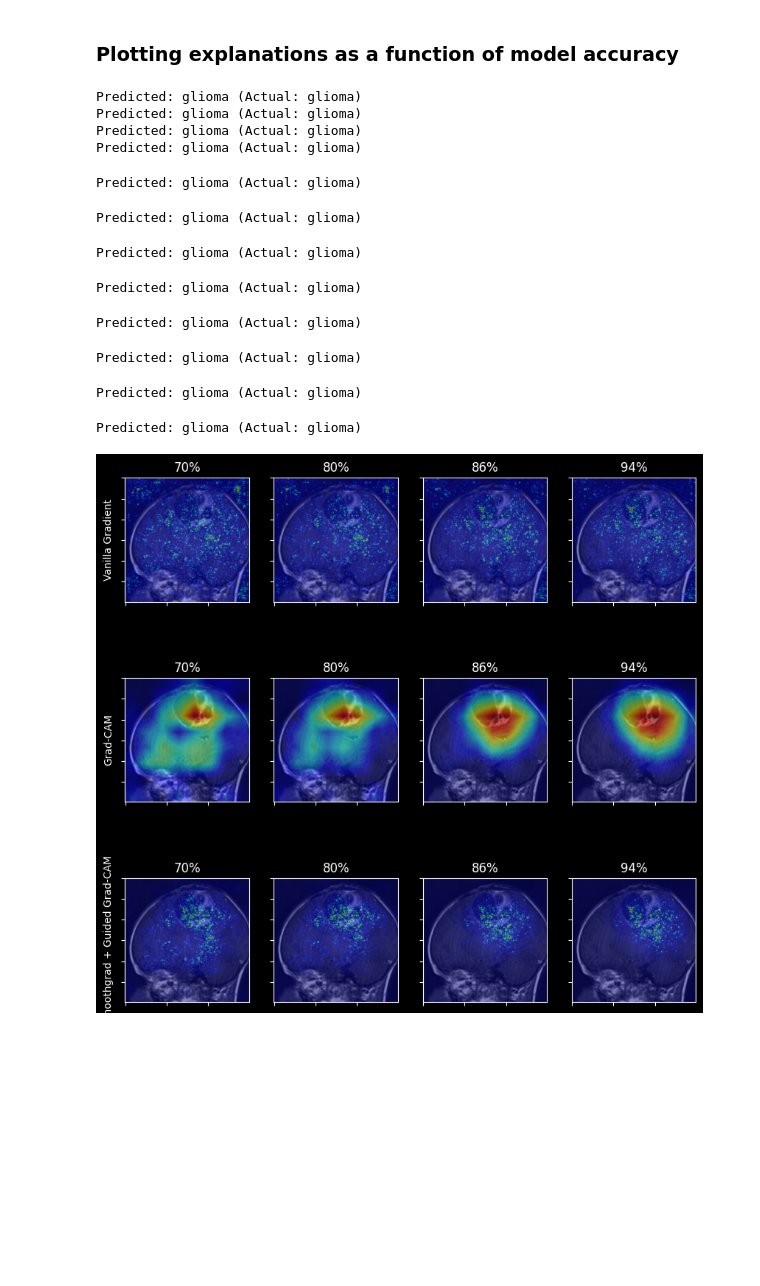
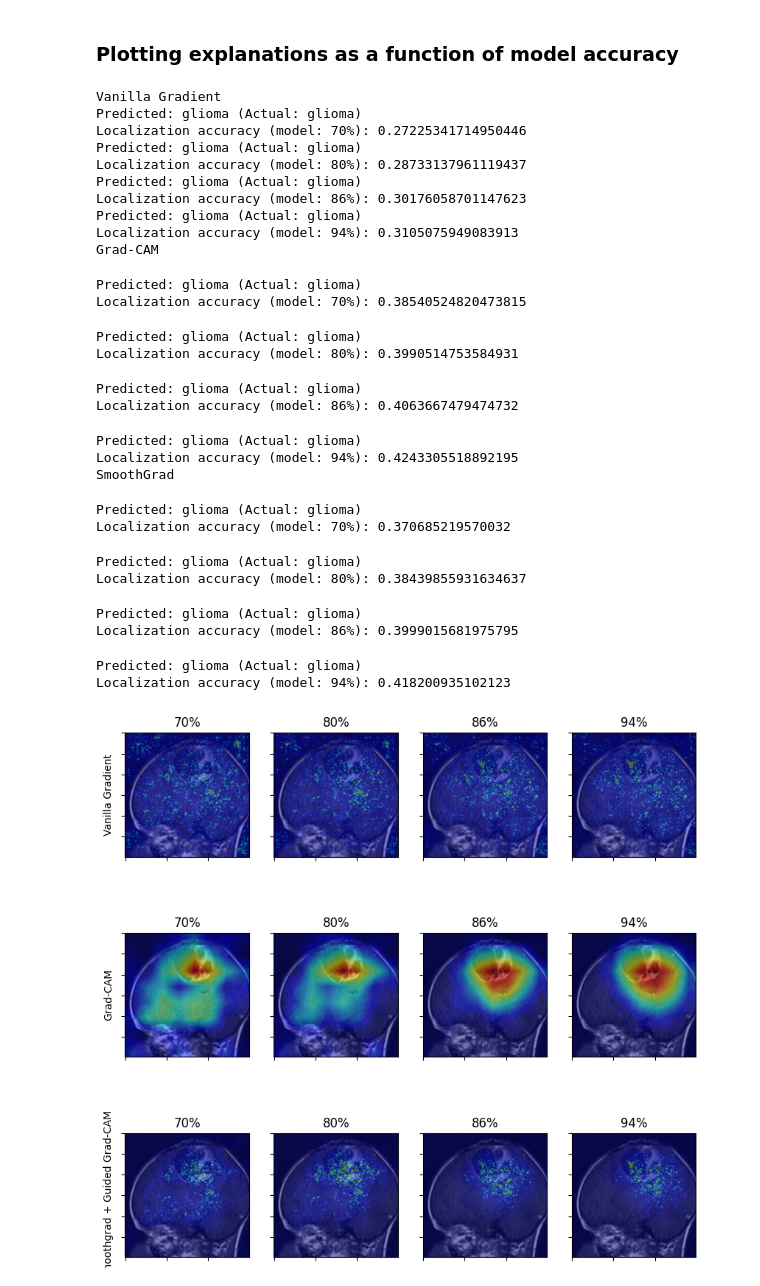
Before and after one commit to D21W12/SOW-BKI266, a Jupyter notebook: Final Assignment/analyses.ipynb, the cells around one changed output. Drawn from its saved outputs; the diff is of its cells as text; code cells hidden in the pictures; blank space fills up the shorter version.

Commit message:
add final plots

```diff
--- a/Final Assignment/analyses.ipynb
+++ b/Final Assignment/analyses.ipynb
@@ -148,7 +147,7 @@ def smooth_grad(
     # Creating the noisy images by adding Gaussian noise
     noisy_images = torch.zeros((N,) + X.shape)
     for i in range(N):
-        g = torch.from_numpy(np.random.normal(loc=0, scale=variance, size=X.shape))
+        g = torch.from_numpy(np.random.normal(loc=0, scale=variance**2, size=X.shape))
         noisy_images[i] = X + g
 
     # Computing the saliency maps from the gradient based method
@@ -263,18 +304,35 @@ def plot_acc_explanations(axs, X, y, weights, method, *args, **kwargs):
 # %% [markdown]
 ### Inspecting image, label, and prediction
+# %%
+BBOXES = {
+    5: ((90, 10), (240, 140))  # ((min_x, min_y), (max_x, max_y))
+}
 # %%
 i = 5  # Change this variable to look at different images (good ones: 5, 512, 500)
+N = 100  # Top N points to use in pointing game for localization accuracy.
 
 X, y = dataset[i]
 X = X.unsqueeze(0)
+bbox = BBOXES[i]
 y_pred = torch.argmax(model(X), dim=1)
 
 print(f"Predicted: {LABELS[y_pred.item()]}")
 print(f"Actual: {LABELS[y]}")
 
+fig, ax = plt.subplots()
 image = X[0].permute((1, 2, 0)).numpy()
-plt.imshow(image)
-plt.show()
+rect = patches.Rectangle(
+    xy=bbox[0],
+    width=bbox[1][0] - bbox[0][0],
+    height=bbox[1][1] - bbox[0][1],
+    linewidth=1,
+    edgecolor='r',
+    facecolor='none'
+)
+
+ax.imshow(image)
+ax.add_patch(rect)
+fig.show()
 # %% [output]
 Predicted: glioma
 Actual: glioma
@@ -294,33 +352,53 @@ weights = list(map(lambda x: (os.path.join("weights", x[0]), x[1]), weights))
 # %%
 fig, axs = plt.subplots(3, len(weights), figsize=(10, 10))
 
-N = 20
-variance = 0.5
+top = 44_701  # Half of the number of pixels of the salience map
+variance = 0.15
 last_conv_layer = model.Mixed_7c
 
-plot_acc_explanations(axs[0], X, y, weights, vanilla_gradient)
-plot_acc_explanations(axs[1], X, y, weights, grad_cam, last_conv_layer)
-plot_acc_explanations(axs[2], X, y, weights, smooth_grad, guided_grad_cam, N, variance, last_conv_layer)
+print("Vanilla Gradient")
+vanilla_gradient_accs = plot_acc_explanations(axs[0], bbox, top, X, y, weights, vanilla_gradient)
+
+print("Grad-CAM")
+grad_cam_accs = plot_acc_explanations(axs[1], bbox, top, X, y, weights, grad_cam, last_conv_layer)
+
+print("SmoothGrad")
+smoothgrad_accs = plot_acc_explanations(axs[2], bbox, top, X, y, weights, smooth_grad, guided_grad_cam, N, variance, last_conv_layer)
 
 methods = [
     "Vanilla Gradient",
     "Grad-CAM",
     "Smoothgrad + Guided Grad-CAM"
 ]
 
 for i, ax in enumerate(axs):
     ax[0].set(ylabel=methods[i])
 # %% [output]
+Vanilla Gradient
 Predicted: glioma (Actual: glioma)
+Localization accuracy (model: 70%): 0.27225341714950446
 Predicted: glioma (Actual: glioma)
+Localization accuracy (model: 80%): 0.28733137961119437
 Predicted: glioma (Actual: glioma)
+Localization accuracy (model: 86%): 0.30176058701147623
 Predicted: glioma (Actual: glioma)
+Localization accuracy (model: 94%): 0.3105075949083913
+Grad-CAM
 Predicted: glioma (Actual: glioma)
+Localization accuracy (model: 70%): 0.38540524820473815
 Predicted: glioma (Actual: glioma)
+Localization accuracy (model: 80%): 0.3990514753584931
 Predicted: glioma (Actual: glioma)
+Localization accuracy (model: 86%): 0.4063667479474732
 Predicted: glioma (Actual: glioma)
+Localization accuracy (model: 94%): 0.4243305518892195
+SmoothGrad
 Predicted: glioma (Actual: glioma)
+Localization accuracy (model: 70%): 0.370685219570032
 Predicted: glioma (Actual: glioma)
+Localization accuracy (model: 80%): 0.38439855931634637
 Predicted: glioma (Actual: glioma)
+Localization accuracy (model: 86%): 0.3999015681975795
 Predicted: glioma (Actual: glioma)
+Localization accuracy (model: 94%): 0.418200935102123
-[figure, old version]
+[figure, new version]
```
Also changed, not shown: parts of 15 cells of this notebook.
